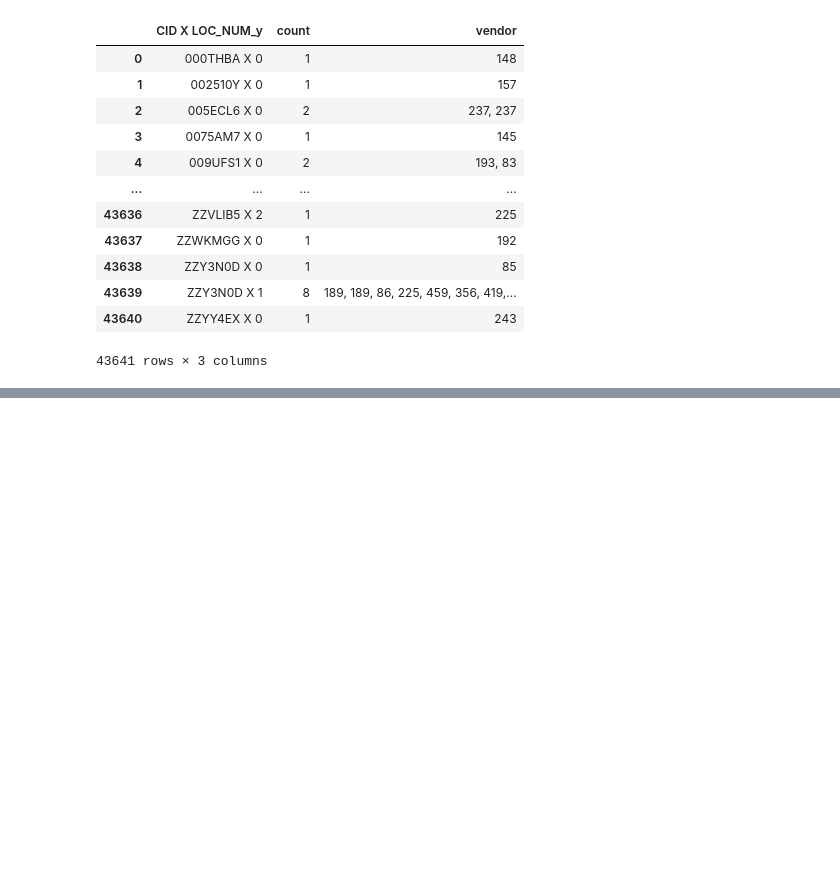
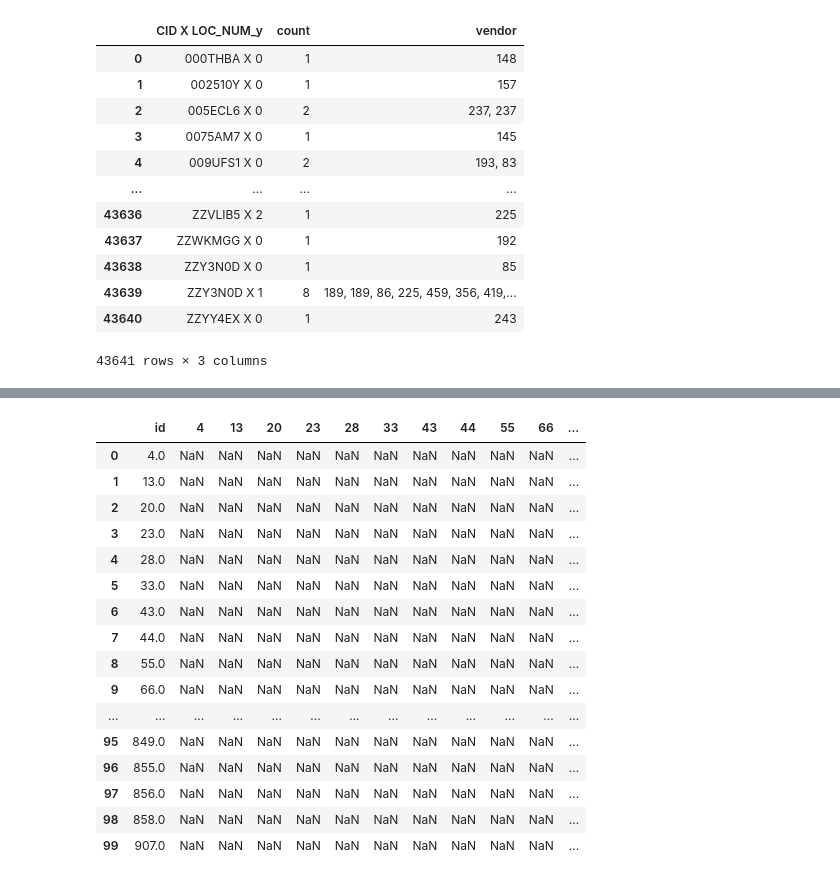
Before and after one commit to ritkumar10/RohanIntern, a Jupyter notebook: Distance_Calculations_v1.1.ipynb, the cells around one changed output, grey strips where cells are left out. Saved outputs shown, nothing was run; the diff lists cells and outputs as text; code cells hidden in the pictures; blank space fills up the shorter version.

```diff
--- a/Distance_Calculations_v1.1.ipynb
+++ b/Distance_Calculations_v1.1.ipynb
@@ -1200 +1205,27 @@ fbv2
 16717 rows × 3 columns
+# %%
+v=pd.DataFrame(vendors['id'])
+s=vendors['id']
+g=vendors[['id','latitude','longitude']]
+# %%
+v=pd.concat([v,pd.DataFrame(columns=s)])
+# %%
+v
+# %% [output]
+|  | id | 4 | 13 | 20 | 23 | 28 | 33 | 43 | 44 | 55 | 66 | ... |
+| 0 | 4.0 | NaN | NaN | NaN | NaN | NaN | NaN | NaN | NaN | NaN | NaN | ... |
+| 1 | 13.0 | NaN | NaN | NaN | NaN | NaN | NaN | NaN | NaN | NaN | NaN | ... |
+| 2 | 20.0 | NaN | NaN | NaN | NaN | NaN | NaN | NaN | NaN | NaN | NaN | ... |
+| 3 | 23.0 | NaN | NaN | NaN | NaN | NaN | NaN | NaN | NaN | NaN | NaN | ... |
+| 4 | 28.0 | NaN | NaN | NaN | NaN | NaN | NaN | NaN | NaN | NaN | NaN | ... |
+| 5 | 33.0 | NaN | NaN | NaN | NaN | NaN | NaN | NaN | NaN | NaN | NaN | ... |
+| 6 | 43.0 | NaN | NaN | NaN | NaN | NaN | NaN | NaN | NaN | NaN | NaN | ... |
+| 7 | 44.0 | NaN | NaN | NaN | NaN | NaN | NaN | NaN | NaN | NaN | NaN | ... |
+| 8 | 55.0 | NaN | NaN | NaN | NaN | NaN | NaN | NaN | NaN | NaN | NaN | ... |
+| 9 | 66.0 | NaN | NaN | NaN | NaN | NaN | NaN | NaN | NaN | NaN | NaN | ... |
+| ... | ... | ... | ... | ... | ... | ... | ... | ... | ... | ... | ... | ... |
+| 95 | 849.0 | NaN | NaN | NaN | NaN | NaN | NaN | NaN | NaN | NaN | NaN | ... |
+| 96 | 855.0 | NaN | NaN | NaN | NaN | NaN | NaN | NaN | NaN | NaN | NaN | ... |
+| 97 | 856.0 | NaN | NaN | NaN | NaN | NaN | NaN | NaN | NaN | NaN | NaN | ... |
+| 98 | 858.0 | NaN | NaN | NaN | NaN | NaN | NaN | NaN | NaN | NaN | NaN | ... |
+| 99 | 907.0 | NaN | NaN | NaN | NaN | NaN | NaN | NaN | NaN | NaN | NaN | ... |
```
Also changed, not shown: parts of 26 cells of this notebook.
